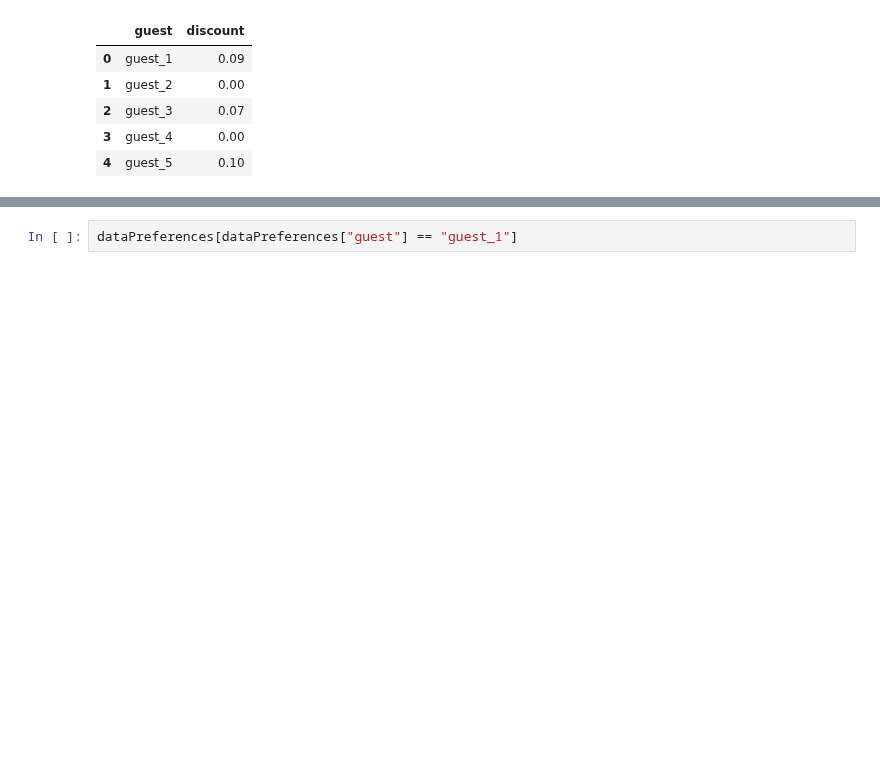
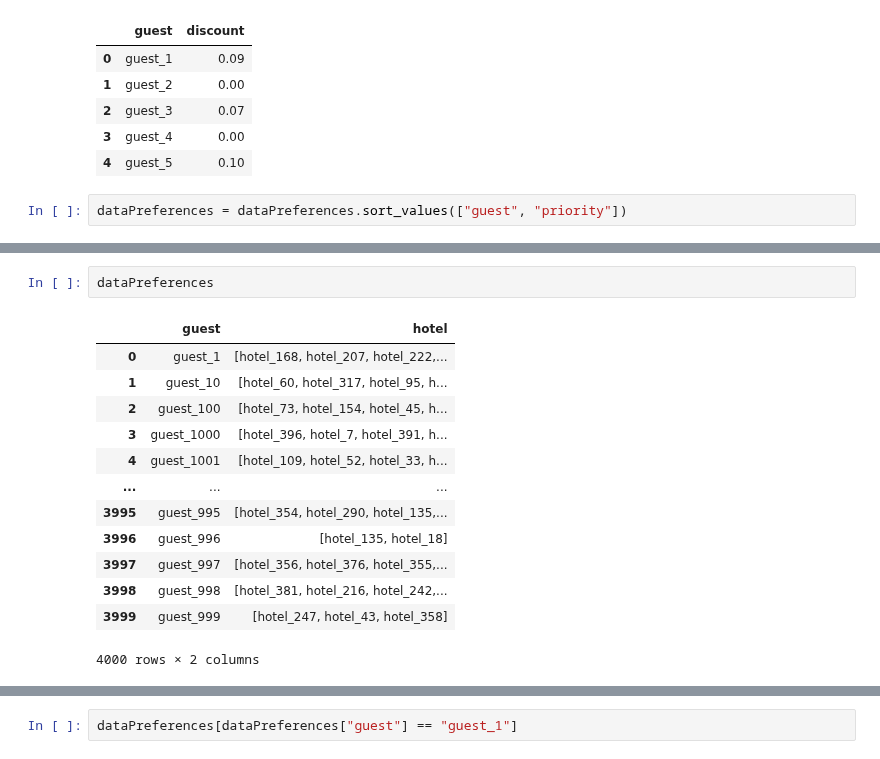
Before and after one commit to tundraparisi/dscoding-projects, a Jupyter notebook: Vladislav_Kovalev/viewer.ipynb, the cells around one changed output, grey strips where cells are left out. Saved outputs shown, nothing was run; the diff lists cells and outputs as text; blank space fills up the shorter version.

```diff
--- a/Vladislav_Kovalev/viewer.ipynb
+++ b/Vladislav_Kovalev/viewer.ipynb
@@ -40,3 +38,5 @@ dataGuests.head(5).drop("Unnamed: 0", axis=1)
 | 2 | guest_3 | 0.07 |
 | 3 | guest_4 | 0.00 |
 | 4 | guest_5 | 0.10 |
+# %%
+dataPreferences = dataPreferences.sort_values(["guest", "priority"])
@@ -42,0 +56,16 @@ dataGuests.head(5).drop("Unnamed: 0", axis=1)
+# %%
+dataPreferences
+# %% [output]
+|  | guest | hotel |
+| 0 | guest_1 | [hotel_168, hotel_207, hotel_222,... |
+| 1 | guest_10 | [hotel_60, hotel_317, hotel_95, h... |
+| 2 | guest_100 | [hotel_73, hotel_154, hotel_45, h... |
+| 3 | guest_1000 | [hotel_396, hotel_7, hotel_391, h... |
+| 4 | guest_1001 | [hotel_109, hotel_52, hotel_33, h... |
+| ... | ... | ... |
+| 3995 | guest_995 | [hotel_354, hotel_290, hotel_135,... |
+| 3996 | guest_996 | [hotel_135, hotel_18] |
+| 3997 | guest_997 | [hotel_356, hotel_376, hotel_355,... |
+| 3998 | guest_998 | [hotel_381, hotel_216, hotel_242,... |
+| 3999 | guest_999 | [hotel_247, hotel_43, hotel_358] |
+4000 rows × 2 columns
```
Also changed, not shown: parts of 4 cells of this notebook, 7 other files.
